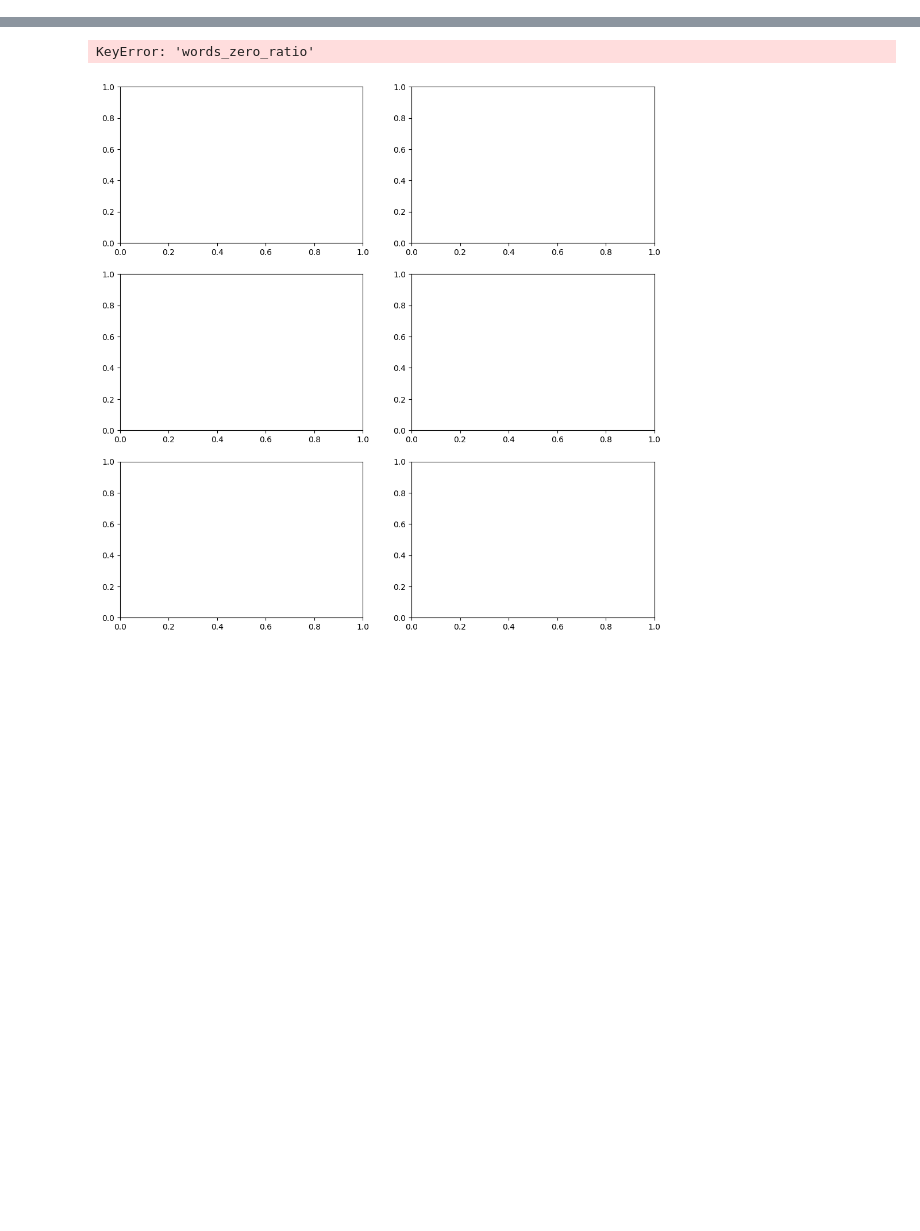
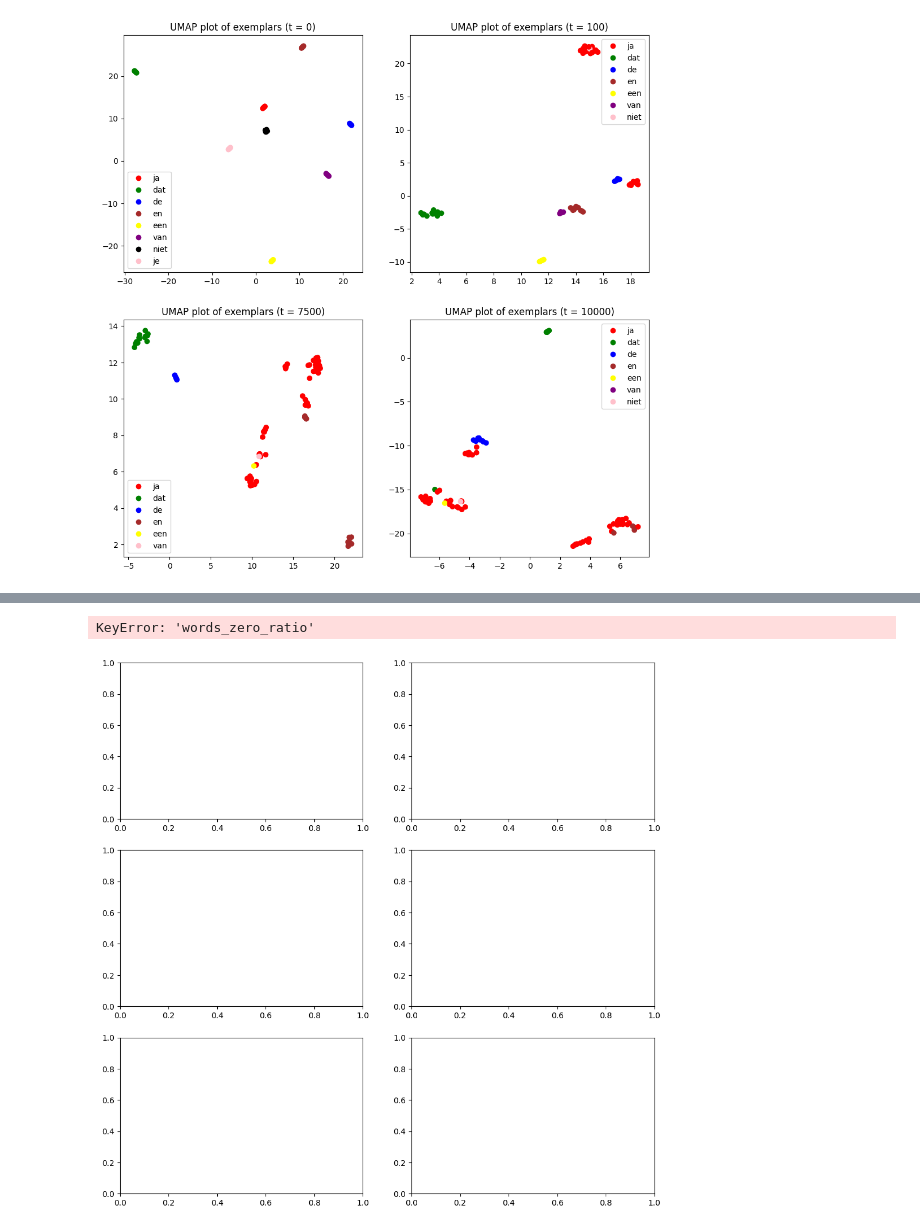
Before and after one commit to AntheSevenants/fwo-frequency-reduction, a Jupyter notebook: interactive.ipynb, the cells around one changed output, grey strips where cells are left out. Cells and saved outputs as stored; diff of their text form; code cells hidden in the pictures; blank space fills up the shorter version.

```diff
--- a/interactive.ipynb
+++ b/interactive.ipynb
@@ -80,0 +93,10 @@ IndexError: single positional indexer is out-of-bounds
+# %%
+visualisation.meta.make_layout_plot(model,
+                                    visualisation.meta.make_umap_full_vocabulary_plot,
+                                    steps=[0,
+                                           100,
+                                           math.floor(model.current_step / 4) * 3,
+                                           model.current_step],
+                                    n=8)
+# %% [output]
+[figure, added]
```
Also changed, not shown: parts of 7 cells of this notebook.
